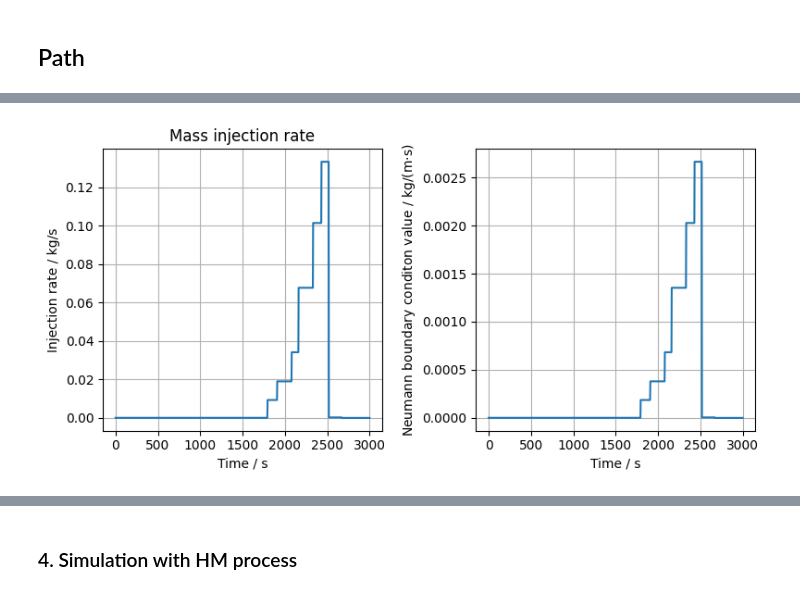
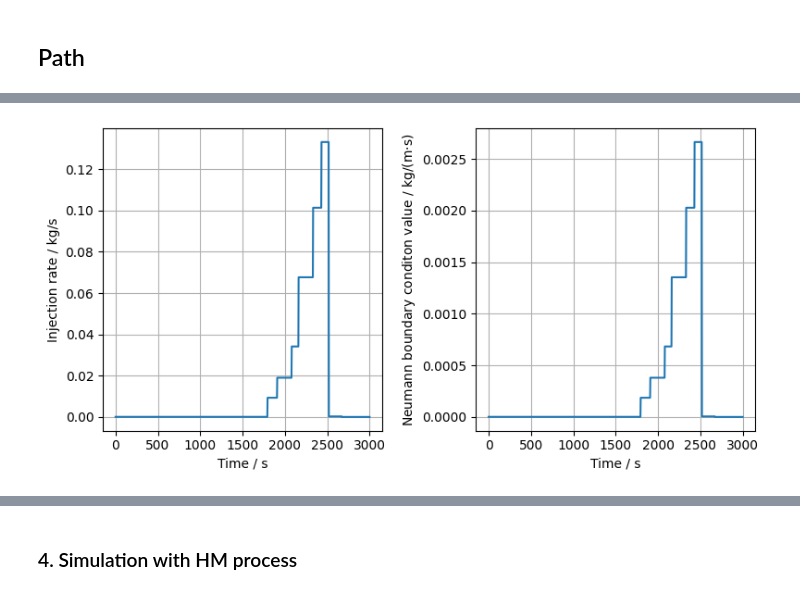
Before and after one commit to OlafKolditz/crystalline-team, a Jupyter notebook: benchmark-numerical/SimulationWithHMFault.ipynb, the cells around one changed output, grey strips where cells are left out. Drawn from its saved outputs; the diff is of its cells as text; code cells hidden in the pictures.

```diff
--- a/benchmark-numerical/SimulationWithHMFault.ipynb
+++ b/benchmark-numerical/SimulationWithHMFault.ipynb
@@ -113,36 +113,36 @@ def q_in(t):
                                 1.33182e-04,
                                 np.where(t < 2669.81, 2.52185e-07, 0.0),
                             ),
                         ),
                     ),
                 ),
             ),
         ),
     )
 
 
 t = np.linspace(0, 3000, 1000)
 
 rho_w = 1000.0
 q_total = q_in(t) * rho_w
 
 l_injection_borehole = 25.0
 plt.rcParams["figure.figsize"] = [8, 4]
 fig, ax = plt.subplots(1, 2, figsize=(8, 4))
 ax[0].plot(t, q_total, color="C0")
 ax[0].set_ylabel(r"Injection rate / kg/s")
 ax[0].set_xlabel("Time / s")
-ax[0].set_title("Mass injection rate")
+#ax[0].set_title("Mass injection rate")
 ax[0].grid()
 ax[1].plot(t, q_total / l_injection_borehole / 2, color="C0")
 ax[1].set_ylabel(r"Neumann boundary conditon value / kg/(m$\cdot$s)")
 ax[1].set_xlabel("Time / s")
 ax[1].grid()
 fig.tight_layout()
-# plt.savefig(Path(fig_dir, "injection_rate.png"), dpi=320)
+#plt.savefig(Path(fig_dir, "injection_rate.png"), dpi=320)
 plt.show()
 # %% [output]
-[figure, old version]
+[figure, new version]
 # %% [markdown]
 ## 2. Mesh generation
 
```
Also changed, not shown: parts of 3 cells of this notebook, 1 other file.
